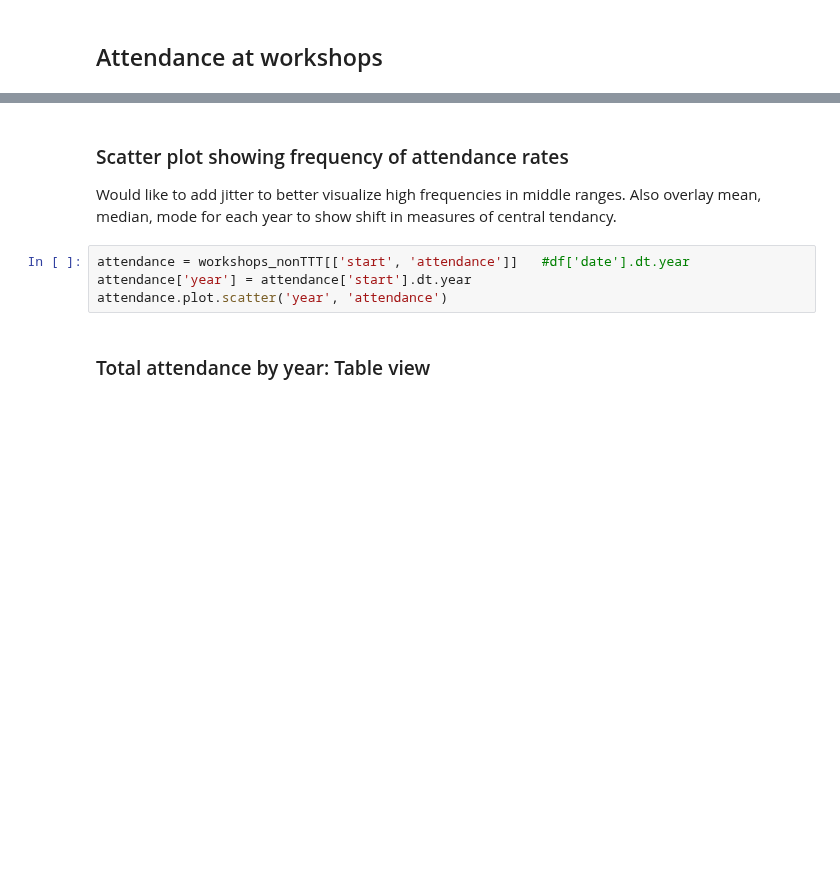
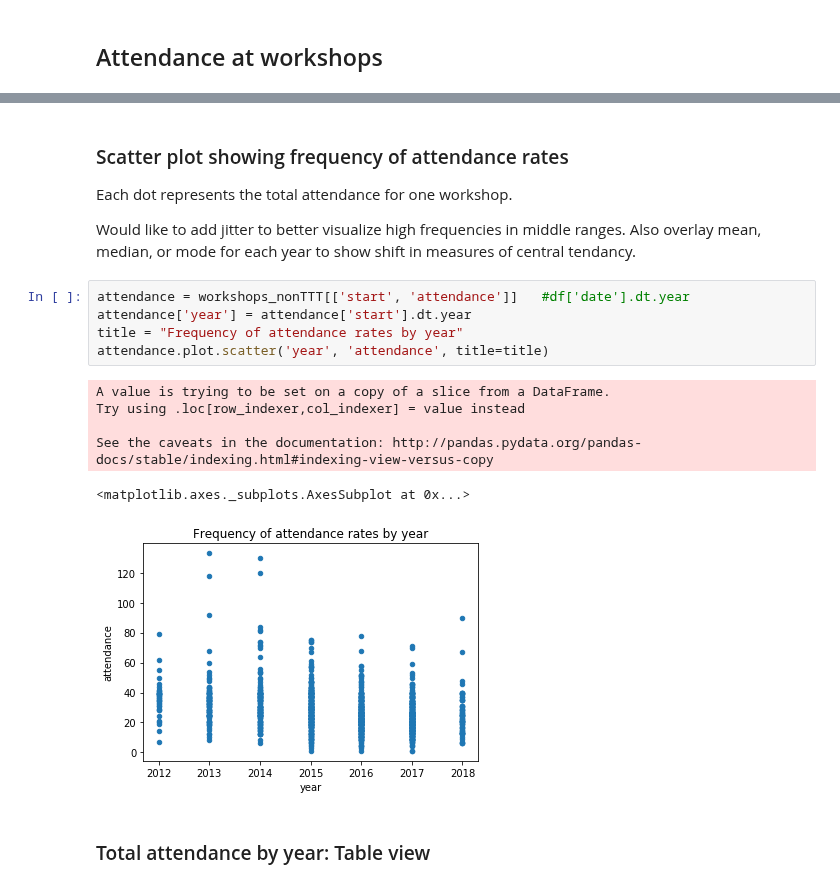
Before and after one commit to carpentries/assessment, a Jupyter notebook: programmatic-assessment/workshops/final_report_draft.ipynb, the cells around one changed output, grey strips where cells are left out. Cells and saved outputs as stored; diff of their text form; blank space fills up the shorter version.

```diff
--- a/programmatic-assessment/workshops/final_report_draft.ipynb
+++ b/programmatic-assessment/workshops/final_report_draft.ipynb
@@ -198,10 +349,21 @@ missing_attendance
 # %% [markdown]
 ### Scatter plot showing frequency of attendance rates
-Would like to add jitter to better visualize high frequencies in middle ranges.  Also overlay mean, median, mode for each year to show shift in measures of central tendancy.
+
+Each dot represents the total attendance for one workshop.
+
+Would like to add jitter to better visualize high frequencies in middle ranges.  Also overlay mean, median, or mode for each year to show shift in measures of central tendancy.
 # %%
 attendance = workshops_nonTTT[['start', 'attendance']]   #df['date'].dt.year
 attendance['year'] = attendance['start'].dt.year
-attendance.plot.scatter('year', 'attendance')
+title = "Frequency of attendance rates by year"
+attendance.plot.scatter('year', 'attendance', title=title)
+# %% [output]
+A value is trying to be set on a copy of a slice from a DataFrame.
+Try using .loc[row_indexer,col_indexer] = value instead
+
+See the caveats in the documentation: http://pandas.pydata.org/pandas-docs/stable/indexing.html#indexing-view-versus-copy
+<matplotlib.axes._subplots.AxesSubplot at 0x...>
+[figure, added]
 # %% [markdown]
 ### Total attendance by year: Table view
 # %%
```
Also changed, not shown: parts of 38 cells of this notebook, 1 other file.
